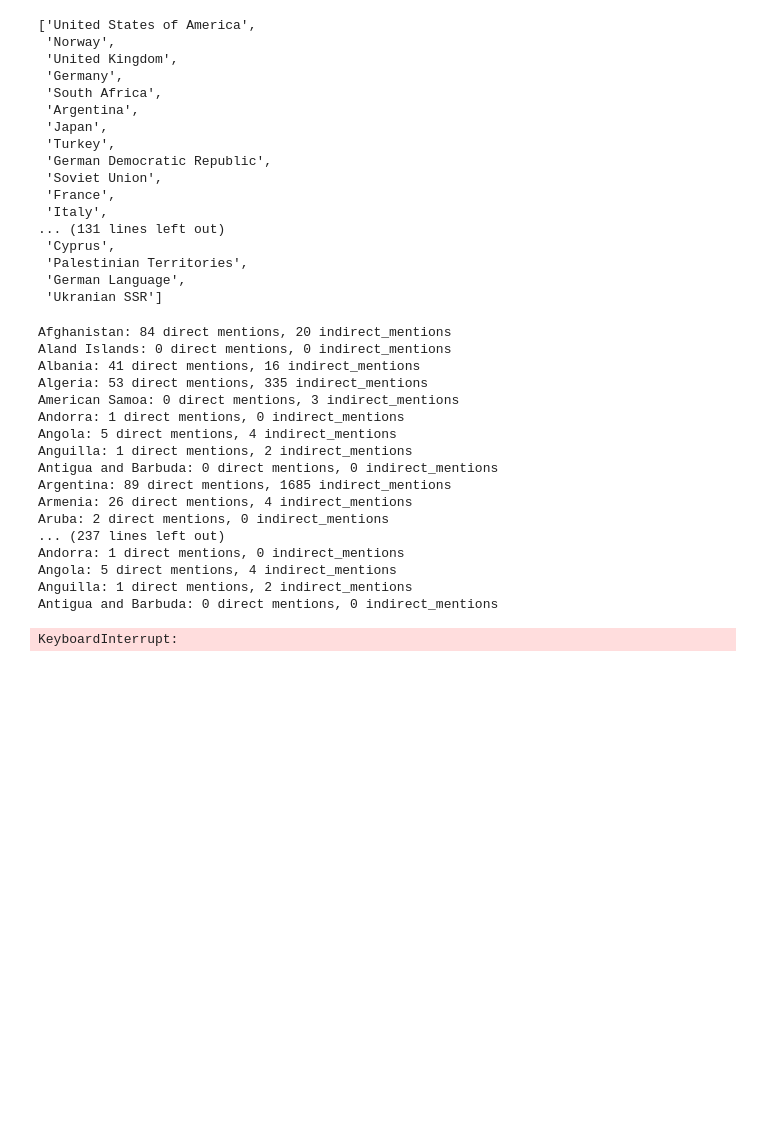
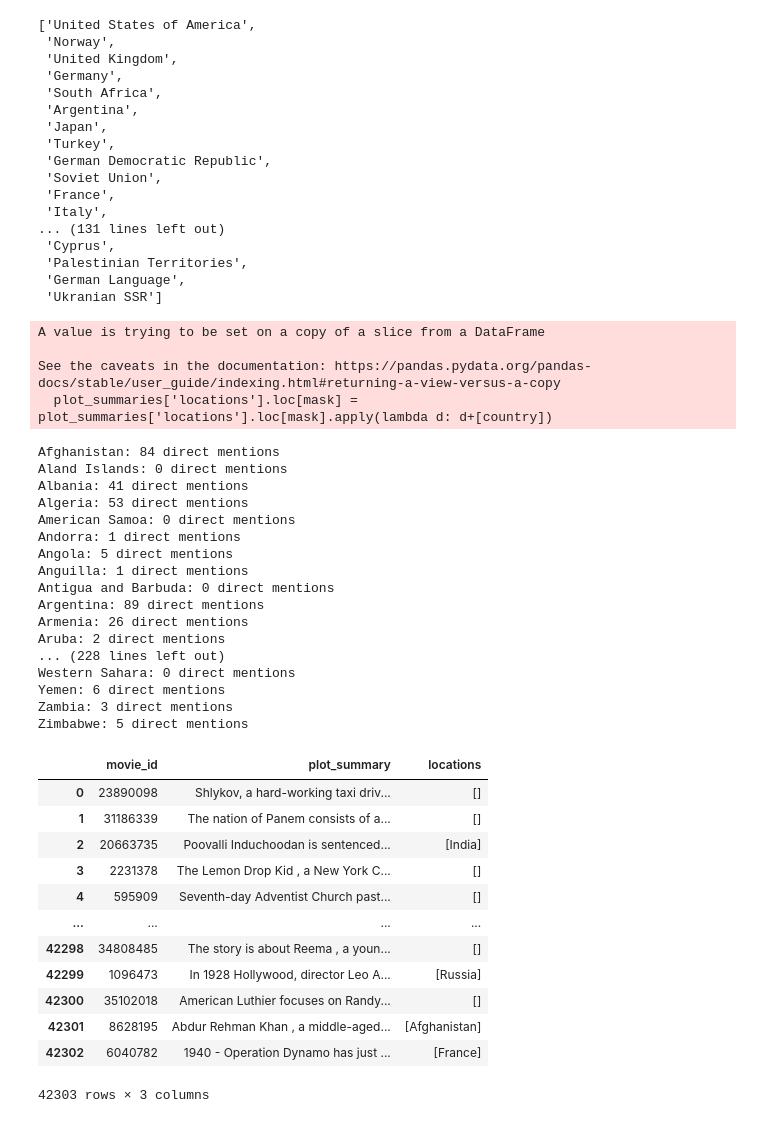
Before and after one commit to epfl-ada/ada-2022-project-adlucere2022, a Jupyter notebook: data_exploration_cecilia.ipynb, the cells around one changed output. Drawn from its saved outputs; the diff is of its cells as text; code cells hidden in the pictures; blank space fills up the shorter version.

Commit message:
Attach extracted plot locations to summaries

```diff
--- a/data_exploration_cecilia.ipynb
+++ b/data_exploration_cecilia.ipynb
@@ -594,32 +594,50 @@ def count_plot_occurences(token):
     df = (plot_summaries['plot_summary'].apply(str.find, args=(token, 0)) != -1)
     return len(df[df == True])
 # %%
-%%timeit
-
 geo_df = pd.read_csv('./data/world_cities.csv', sep=',')
+plot_summaries['locations'] = len(plot_summaries)*[[]]
 groupby_country = geo_df.groupby('country')
 for country, cities in groupby_country:
-    indirect_mentions = 0
-    for city in cities['name']:
-        df = (plot_summaries['plot_summary'].apply(str.find, args=(city, 0)) != -1)
-        indirect_mentions += len(df[df == True])
-    print(f"{country}: {count_plot_occurences(country)} direct mentions, {indirect_mentions} indirect_mentions")
+    mask = (plot_summaries['plot_summary'].apply(str.find, args=(country, 0)) != -1)
+    plot_summaries['locations'].loc[mask] = plot_summaries['locations'].loc[mask].apply(lambda d: d+[country])
+    #indirect_mentions = 0
+    #for city in cities['name']:
+    #    df = (plot_summaries['plot_summary'].apply(str.find, args=(city, 0)) != -1)
+    #    indirect_mentions += len(df[df == True])
+    print(f"{country}: {count_plot_occurences(country)} direct mentions")
+plot_summaries
 # %% [output]
-Afghanistan: 84 direct mentions, 20 indirect_mentions
-Aland Islands: 0 direct mentions, 0 indirect_mentions
-Albania: 41 direct mentions, 16 indirect_mentions
-Algeria: 53 direct mentions, 335 indirect_mentions
-American Samoa: 0 direct mentions, 3 indirect_mentions
-Andorra: 1 direct mentions, 0 indirect_mentions
-Angola: 5 direct mentions, 4 indirect_mentions
-Anguilla: 1 direct mentions, 2 indirect_mentions
-Antigua and Barbuda: 0 direct mentions, 0 indirect_mentions
-Argentina: 89 direct mentions, 1685 indirect_mentions
-Armenia: 26 direct mentions, 4 indirect_mentions
-Aruba: 2 direct mentions, 0 indirect_mentions
-... (237 lines left out)
-Andorra: 1 direct mentions, 0 indirect_mentions
-Angola: 5 direct mentions, 4 indirect_mentions
-Anguilla: 1 direct mentions, 2 indirect_mentions
-Antigua and Barbuda: 0 direct mentions, 0 indirect_mentions
+A value is trying to be set on a copy of a slice from a DataFrame
+
+See the caveats in the documentation: https://pandas.pydata.org/pandas-docs/stable/user_guide/indexing.html#returning-a-view-versus-a-copy
+  plot_summaries['locations'].loc[mask] = plot_summaries['locations'].loc[mask].apply(lambda d: d+[country])
-KeyboardInterrupt:
+Afghanistan: 84 direct mentions
+Aland Islands: 0 direct mentions
+Albania: 41 direct mentions
+Algeria: 53 direct mentions
+American Samoa: 0 direct mentions
+Andorra: 1 direct mentions
+Angola: 5 direct mentions
+Anguilla: 1 direct mentions
+Antigua and Barbuda: 0 direct mentions
+Argentina: 89 direct mentions
+Armenia: 26 direct mentions
+Aruba: 2 direct mentions
+... (228 lines left out)
+Western Sahara: 0 direct mentions
+Yemen: 6 direct mentions
+Zambia: 3 direct mentions
+Zimbabwe: 5 direct mentions
+|  | movie_id | plot_summary | locations |
+| 0 | 23890098 | Shlykov, a hard-working taxi driv... | [] |
+| 1 | 31186339 | The nation of Panem consists of a... | [] |
+| 2 | 20663735 | Poovalli Induchoodan is sentenced... | [India] |
+| 3 | 2231378 | The Lemon Drop Kid , a New York C... | [] |
+| 4 | 595909 | Seventh-day Adventist Church past... | [] |
+| ... | ... | ... | ... |
+| 42298 | 34808485 | The story is about Reema , a youn... | [] |
+| 42299 | 1096473 | In 1928 Hollywood, director Leo A... | [Russia] |
+| 42300 | 35102018 | American Luthier focuses on Randy... | [] |
+| 42301 | 8628195 | Abdur Rehman Khan , a middle-aged... | [Afghanistan] |
+| 42302 | 6040782 | 1940 - Operation Dynamo has just ... | [France] |
+42303 rows × 3 columns
```
Also changed, not shown: parts of 1 cell of this notebook.
